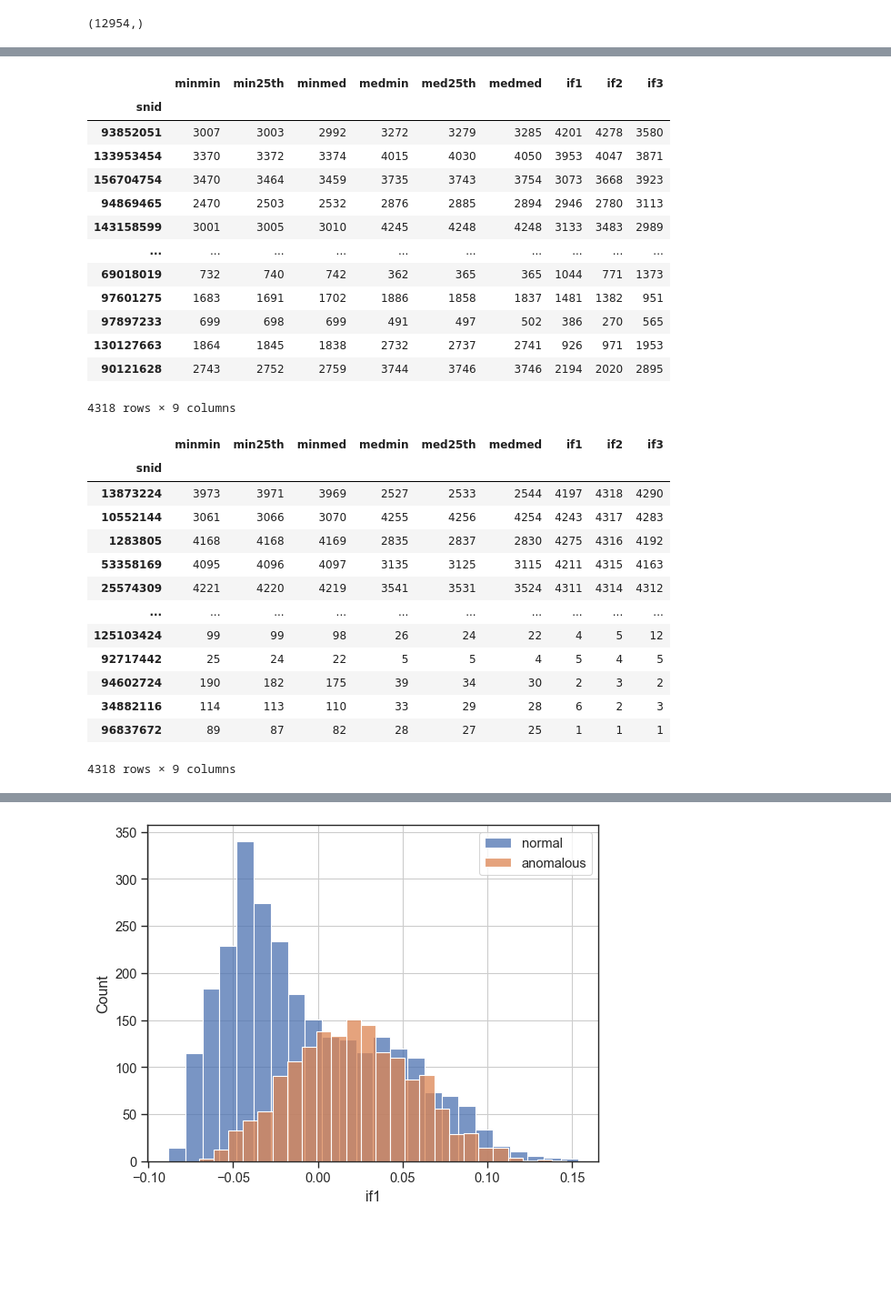
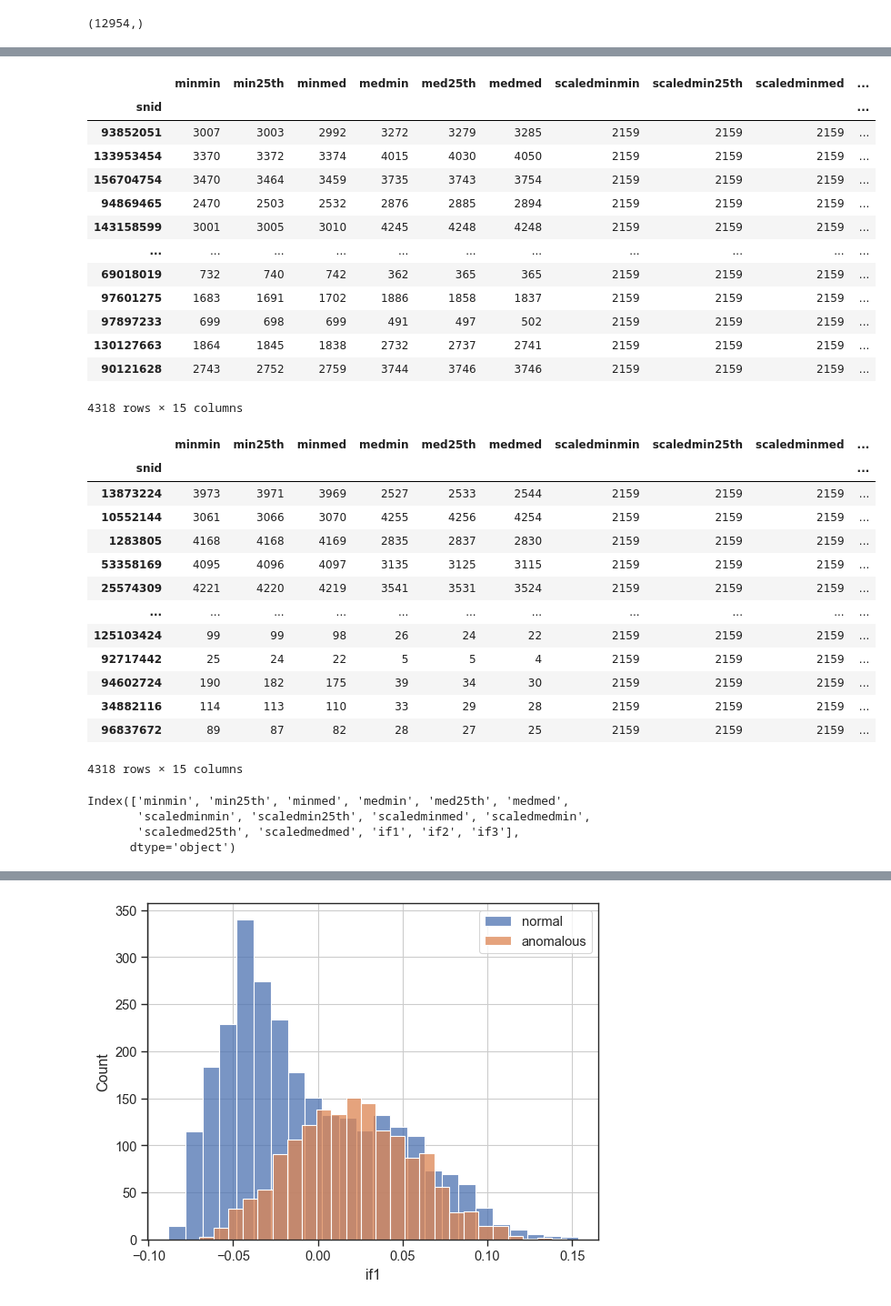
Before and after one commit to sidchaini/DistanceAnomalies, a Jupyter notebook: 03. distances features eda/rio01. outliers SC.ipynb, the cells around one changed output, grey strips where cells are left out. Shown: that part at 91% size. Cells and saved outputs as stored; diff of their text form; code cells hidden in the pictures; blank space fills up the shorter version.

```diff
--- a/03. distances features eda/rio01. outliers SC.ipynb
+++ b/03. distances features eda/rio01. outliers SC.ipynb
@@ -634,11 +688,11 @@ assert (ranksIDdfs[0].index == X_df.index).all()
 dist_aggregates = pd.DataFrame(np.concatenate(
     [np.percentile(dist_minK_by_M, [0,0.25,0.5], axis=0), #metric percentiles on the min of clusters
     np.percentile(dist_medK_by_M, [0,0.25,0.5], axis=0), #metric percentiles on the median of clusters
-     #np.percentile(scaled_dist_minK_by_M, [0,0.25,0.5], axis=0), #metric percentiles on the scaled min of clusters
+     np.percentile(scaled_dist_minK_by_M, [0,0.25,0.5], axis=0), #metric percentiles on the scaled min of clusters
      np.percentile(scaled_dist_medK_by_M, [0,0.25,0.5], axis=0), #metric percentiles on the scaled med of clusters
     ]).T,
                                columns=[k+m for k in ["min", "med"] for m in ["min", "25th", "med"]] +
-     [k+m for k in ["scaledmed"] for m in ["min", "25th", "med"]],
+     [k+m for k in ["scaledmin", "scaledmed"] for m in ["min", "25th", "med"]],
                               index=X_df.index)
 
 dist_aggregates = pd.concat([dist_aggregates,df],axis=1).drop(["quartile_if1", "quartile_if2", "quartile_if3"],axis=1)
@@ -661,41 +715,47 @@ dist_aggregates
 # %%
 dist_aggregates_ranks = (
-    dist_aggregates[['minmin', 'min25th', 'minmed', 'medmin', 'med25th', 'medmed', 'if1',
-       'if2', 'if3']].rank(axis=0, ascending=False).astype(int)
+    dist_aggregates.drop("class",axis=1).rank(axis=0, ascending=False).astype(int)
 )
 dist_aggregates_ranks
 # %% [output]
-|  | minmin | min25th | minmed | medmin | med25th | medmed | if1 | if2 | if3 |
-| snid |  |  |  |  |  |  |  |  |  |
-| 93852051 | 3007 | 3003 | 2992 | 3272 | 3279 | 3285 | 4201 | 4278 | 3580 |
-| 133953454 | 3370 | 3372 | 3374 | 4015 | 4030 | 4050 | 3953 | 4047 | 3871 |
-| 156704754 | 3470 | 3464 | 3459 | 3735 | 3743 | 3754 | 3073 | 3668 | 3923 |
-| 94869465 | 2470 | 2503 | 2532 | 2876 | 2885 | 2894 | 2946 | 2780 | 3113 |
-| 143158599 | 3001 | 3005 | 3010 | 4245 | 4248 | 4248 | 3133 | 3483 | 2989 |
-| ... | ... | ... | ... | ... | ... | ... | ... | ... | ... |
-| 69018019 | 732 | 740 | 742 | 362 | 365 | 365 | 1044 | 771 | 1373 |
-| 97601275 | 1683 | 1691 | 1702 | 1886 | 1858 | 1837 | 1481 | 1382 | 951 |
-| 97897233 | 699 | 698 | 699 | 491 | 497 | 502 | 386 | 270 | 565 |
-| 130127663 | 1864 | 1845 | 1838 | 2732 | 2737 | 2741 | 926 | 971 | 1953 |
-| 90121628 | 2743 | 2752 | 2759 | 3744 | 3746 | 3746 | 2194 | 2020 | 2895 |
+|  | minmin | min25th | minmed | medmin | med25th | medmed | scaledminmin | scaledmin25th | scaledminmed | ... |
+| snid |  |  |  |  |  |  |  |  |  | ... |
+| 93852051 | 3007 | 3003 | 2992 | 3272 | 3279 | 3285 | 2159 | 2159 | 2159 | ... |
+| 133953454 | 3370 | 3372 | 3374 | 4015 | 4030 | 4050 | 2159 | 2159 | 2159 | ... |
+| 156704754 | 3470 | 3464 | 3459 | 3735 | 3743 | 3754 | 2159 | 2159 | 2159 | ... |
+| 94869465 | 2470 | 2503 | 2532 | 2876 | 2885 | 2894 | 2159 | 2159 | 2159 | ... |
+| 143158599 | 3001 | 3005 | 3010 | 4245 | 4248 | 4248 | 2159 | 2159 | 2159 | ... |
+| ... | ... | ... | ... | ... | ... | ... | ... | ... | ... | ... |
+| 69018019 | 732 | 740 | 742 | 362 | 365 | 365 | 2159 | 2159 | 2159 | ... |
+| 97601275 | 1683 | 1691 | 1702 | 1886 | 1858 | 1837 | 2159 | 2159 | 2159 | ... |
+| 97897233 | 699 | 698 | 699 | 491 | 497 | 502 | 2159 | 2159 | 2159 | ... |
+| 130127663 | 1864 | 1845 | 1838 | 2732 | 2737 | 2741 | 2159 | 2159 | 2159 | ... |
+| 90121628 | 2743 | 2752 | 2759 | 3744 | 3746 | 3746 | 2159 | 2159 | 2159 | ... |
-4318 rows × 9 columns
+4318 rows × 15 columns
 # %%
 dist_aggregates_ranks.sort_values(by="if2", ascending=False)
 # %% [output]
-|  | minmin | min25th | minmed | medmin | med25th | medmed | if1 | if2 | if3 |
-| snid |  |  |  |  |  |  |  |  |  |
-| 13873224 | 3973 | 3971 | 3969 | 2527 | 2533 | 2544 | 4197 | 4318 | 4290 |
-| 10552144 | 3061 | 3066 | 3070 | 4255 | 4256 | 4254 | 4243 | 4317 | 4283 |
-| 1283805 | 4168 | 4168 | 4169 | 2835 | 2837 | 2830 | 4275 | 4316 | 4192 |
-| 53358169 | 4095 | 4096 | 4097 | 3135 | 3125 | 3115 | 4211 | 4315 | 4163 |
-| 25574309 | 4221 | 4220 | 4219 | 3541 | 3531 | 3524 | 4311 | 4314 | 4312 |
-| ... | ... | ... | ... | ... | ... | ... | ... | ... | ... |
-| 125103424 | 99 | 99 | 98 | 26 | 24 | 22 | 4 | 5 | 12 |
-| 92717442 | 25 | 24 | 22 | 5 | 5 | 4 | 5 | 4 | 5 |
-| 94602724 | 190 | 182 | 175 | 39 | 34 | 30 | 2 | 3 | 2 |
-| 34882116 | 114 | 113 | 110 | 33 | 29 | 28 | 6 | 2 | 3 |
-| 96837672 | 89 | 87 | 82 | 28 | 27 | 25 | 1 | 1 | 1 |
+|  | minmin | min25th | minmed | medmin | med25th | medmed | scaledminmin | scaledmin25th | scaledminmed | ... |
+| snid |  |  |  |  |  |  |  |  |  | ... |
+| 13873224 | 3973 | 3971 | 3969 | 2527 | 2533 | 2544 | 2159 | 2159 | 2159 | ... |
+| 10552144 | 3061 | 3066 | 3070 | 4255 | 4256 | 4254 | 2159 | 2159 | 2159 | ... |
+| 1283805 | 4168 | 4168 | 4169 | 2835 | 2837 | 2830 | 2159 | 2159 | 2159 | ... |
+| 53358169 | 4095 | 4096 | 4097 | 3135 | 3125 | 3115 | 2159 | 2159 | 2159 | ... |
+| 25574309 | 4221 | 4220 | 4219 | 3541 | 3531 | 3524 | 2159 | 2159 | 2159 | ... |
+| ... | ... | ... | ... | ... | ... | ... | ... | ... | ... | ... |
+| 125103424 | 99 | 99 | 98 | 26 | 24 | 22 | 2159 | 2159 | 2159 | ... |
+| 92717442 | 25 | 24 | 22 | 5 | 5 | 4 | 2159 | 2159 | 2159 | ... |
+| 94602724 | 190 | 182 | 175 | 39 | 34 | 30 | 2159 | 2159 | 2159 | ... |
+| 34882116 | 114 | 113 | 110 | 33 | 29 | 28 | 2159 | 2159 | 2159 | ... |
+| 96837672 | 89 | 87 | 82 | 28 | 27 | 25 | 2159 | 2159 | 2159 | ... |
-4318 rows × 9 columns
+4318 rows × 15 columns
+# %%
+dist_aggregates_ranks.columns
+# %% [output]
+Index(['minmin', 'min25th', 'minmed', 'medmin', 'med25th', 'medmed',
+       'scaledminmin', 'scaledmin25th', 'scaledminmed', 'scaledmedmin',
+       'scaledmed25th', 'scaledmedmed', 'if1', 'if2', 'if3'],
+      dtype='object')
 # %%
 fig, ax = plt.subplots(figsize=(10, 10))
 plt.imshow(
```
Also changed, not shown: parts of 13 cells of this notebook, 13 other files.
